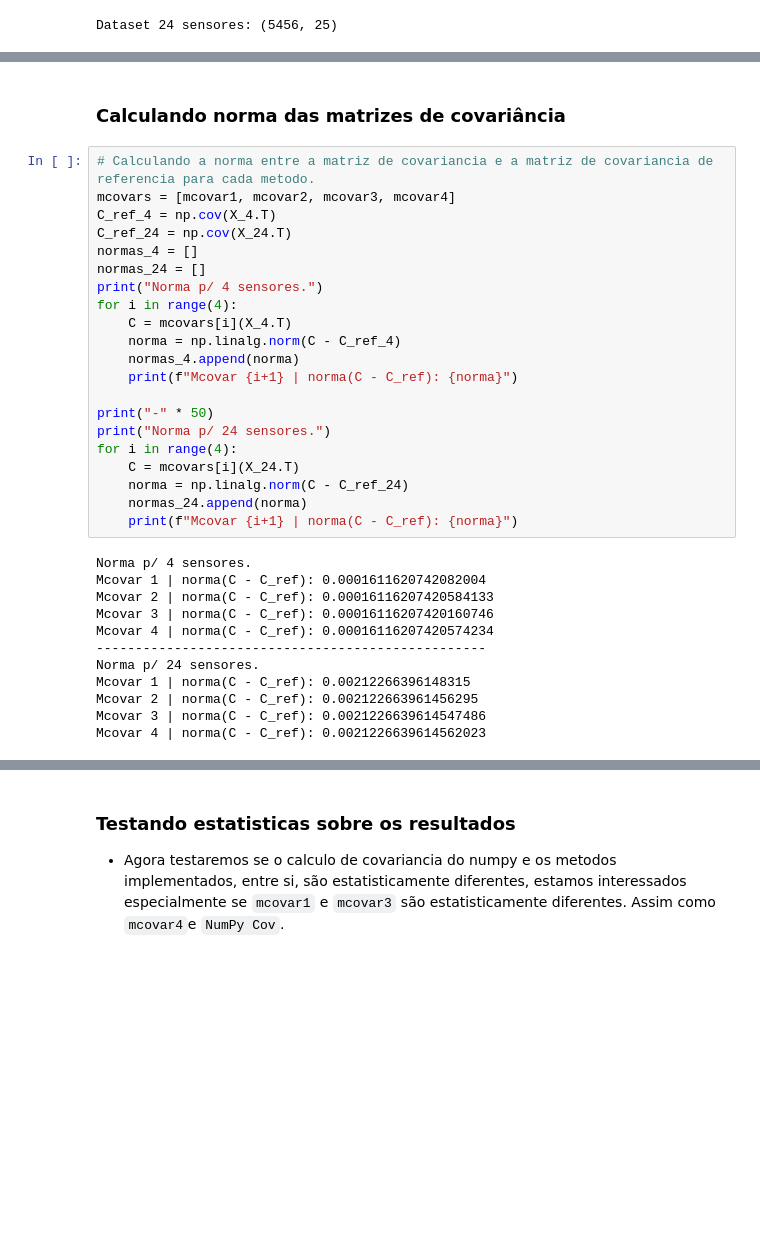
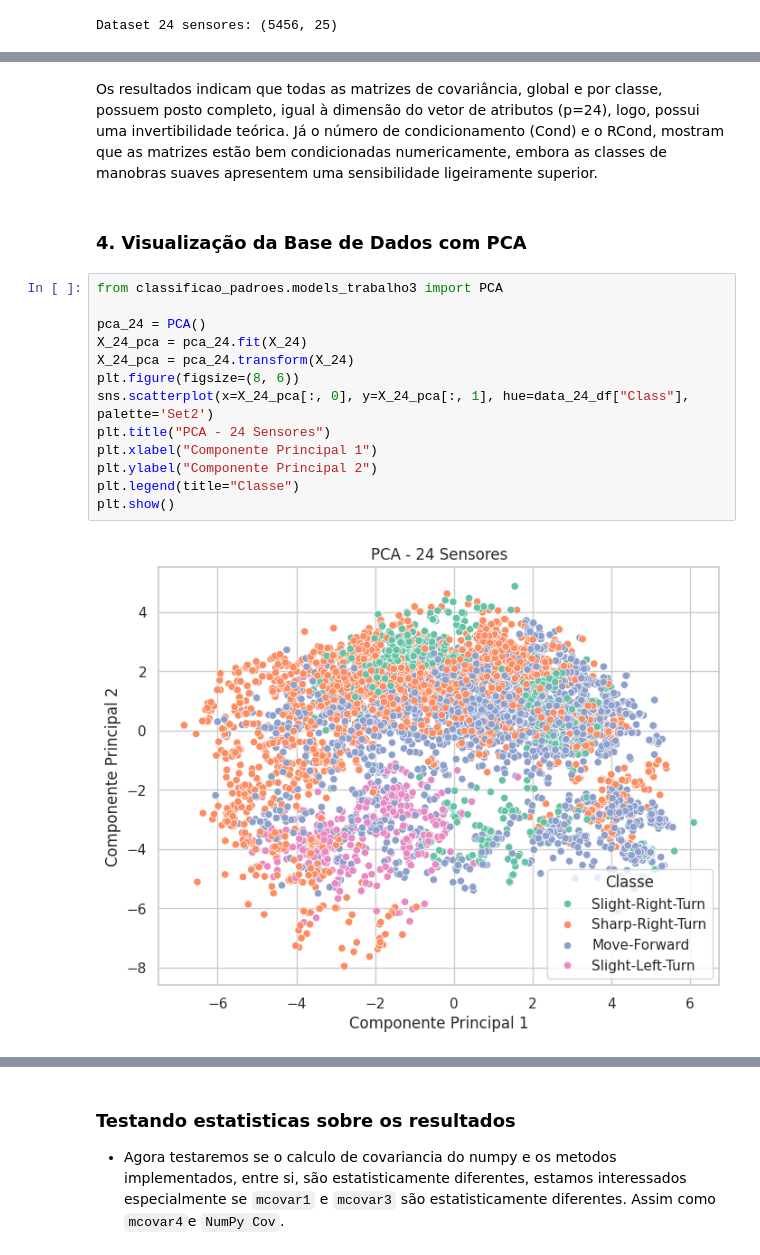
Before and after one commit to LucasJLBraz/Trabalhos_Rec_Padroes, a Jupyter notebook: notebooks/Trabalho Computacional 3/trabalho3_experimentos.ipynb, the cells around one changed output, grey strips where cells are left out. Cells and saved outputs as stored; diff of their text form; blank space fills up the shorter version.

```diff
--- a/notebooks/Trabalho Computacional 3/trabalho3_experimentos.ipynb
+++ b/notebooks/Trabalho Computacional 3/trabalho3_experimentos.ipynb
@@ -74,38 +75,22 @@ Classe Sharp-Right-Turn -> Posto: 24, Cond: 3.13e+01, RCond: 3.20e-02
 Classe Slight-Left-Turn -> Posto: 24, Cond: 1.73e+02, RCond: 5.77e-03
 Classe Slight-Right-Turn -> Posto: 24, Cond: 1.96e+02, RCond: 5.10e-03
 --------------------------------------------------
-# %% [markdown]
-### Calculando norma das matrizes de covariância
-# %%
-# Calculando a norma entre a matriz de covariancia e a matriz de covariancia de referencia para cada metodo.
-mcovars = [mcovar1, mcovar2, mcovar3, mcovar4]
-C_ref_4 = np.cov(X_4.T)
-C_ref_24 = np.cov(X_24.T)
-normas_4 = []
-normas_24 = []
-print("Norma p/ 4 sensores.")
-for i in range(4):
-    C = mcovars[i](X_4.T)
-    norma = np.linalg.norm(C - C_ref_4)
-    normas_4.append(norma)
-    print(f"Mcovar {i+1} | norma(C - C_ref): {norma}")
-
-print("-" * 50)
-print("Norma p/ 24 sensores.")
-for i in range(4):
-    C = mcovars[i](X_24.T)
-    norma = np.linalg.norm(C - C_ref_24)
-    normas_24.append(norma)
-    print(f"Mcovar {i+1} | norma(C - C_ref): {norma}")
-# %% [output]
-Norma p/ 4 sensores.
-Mcovar 1 | norma(C - C_ref): 0.0001611620742082004
-Mcovar 2 | norma(C - C_ref): 0.00016116207420584133
-Mcovar 3 | norma(C - C_ref): 0.00016116207420160746
-Mcovar 4 | norma(C - C_ref): 0.00016116207420574234
---------------------------------------------------
-Norma p/ 24 sensores.
-Mcovar 1 | norma(C - C_ref): 0.00212266396148315
-Mcovar 2 | norma(C - C_ref): 0.002122663961456295
-Mcovar 3 | norma(C - C_ref): 0.0021226639614547486
-Mcovar 4 | norma(C - C_ref): 0.0021226639614562023
+# %% [markdown]
+Os resultados indicam que todas as matrizes de covariância, global e por classe, possuem posto completo, igual à dimensão do vetor de atributos (p=24), logo, possui uma invertibilidade teórica. Já o número de condicionamento (Cond) e o RCond, mostram que as matrizes estão bem condicionadas numericamente, embora as classes de manobras suaves apresentem uma sensibilidade ligeiramente superior.
+# %% [markdown]
+### 4. Visualização da Base de Dados com PCA
+# %%
+from classificao_padroes.models_trabalho3 import PCA
+
+pca_24 = PCA()
+X_24_pca = pca_24.fit(X_24)
+X_24_pca = pca_24.transform(X_24)
+plt.figure(figsize=(8, 6))
+sns.scatterplot(x=X_24_pca[:, 0], y=X_24_pca[:, 1], hue=data_24_df["Class"], palette='Set2')
+plt.title("PCA - 24 Sensores")
+plt.xlabel("Componente Principal 1")
+plt.ylabel("Componente Principal 2")
+plt.legend(title="Classe")
+plt.show()
+# %% [output]
+[figure, added]
```
Also changed, not shown: parts of 16 cells of this notebook, 6 other files.
